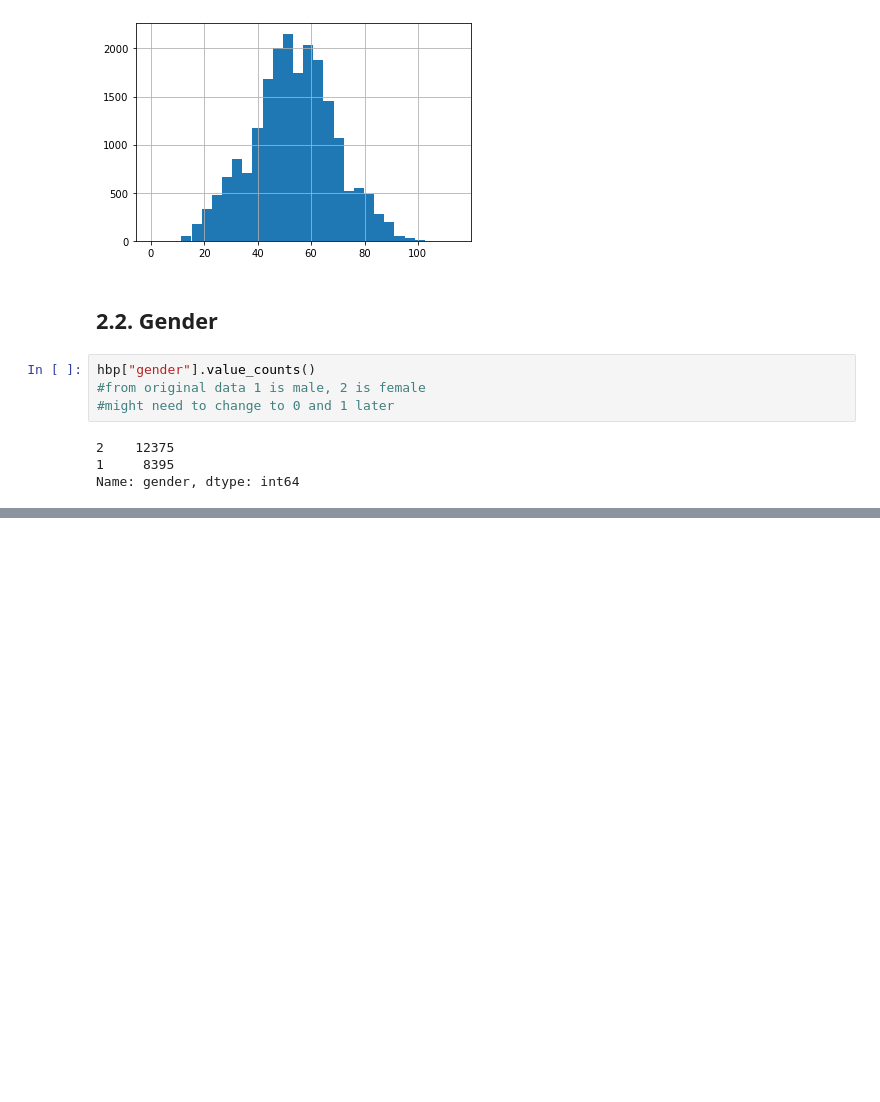
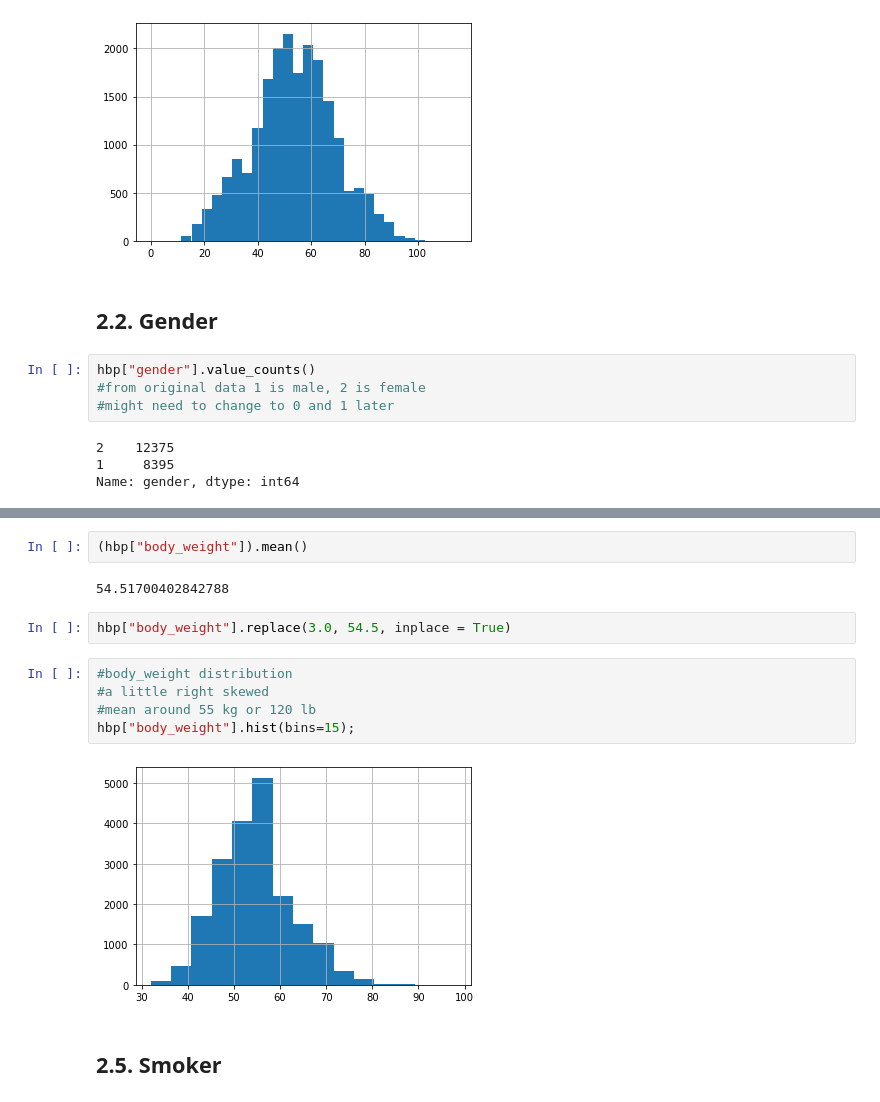
Before and after one commit to CodyCan/High-Blood-Pressure-Analysis, a Jupyter notebook: code/01_EDA_Cleaning.ipynb, the cells around one changed output, grey strips where cells are left out. Drawn from its saved outputs; the diff is of its cells as text; blank space fills up the shorter version.

```diff
--- a/code/01_EDA_Cleaning.ipynb
+++ b/code/01_EDA_Cleaning.ipynb
@@ -110,0 +143,15 @@ Name: gender, dtype: int64
+# %%
+(hbp["body_weight"]).mean()
+# %% [output]
+54.51700402842788
+# %%
+hbp["body_weight"].replace(3.0, 54.5, inplace = True)
+# %%
+#body_weight distribution
+#a little right skewed
+#mean around 55 kg or 120 lb
+hbp["body_weight"].hist(bins=15);
+# %% [output]
+[figure, added]
+# %% [markdown]
+## 2.5. Smoker
```
Also changed, not shown: parts of 38 cells of this notebook.
